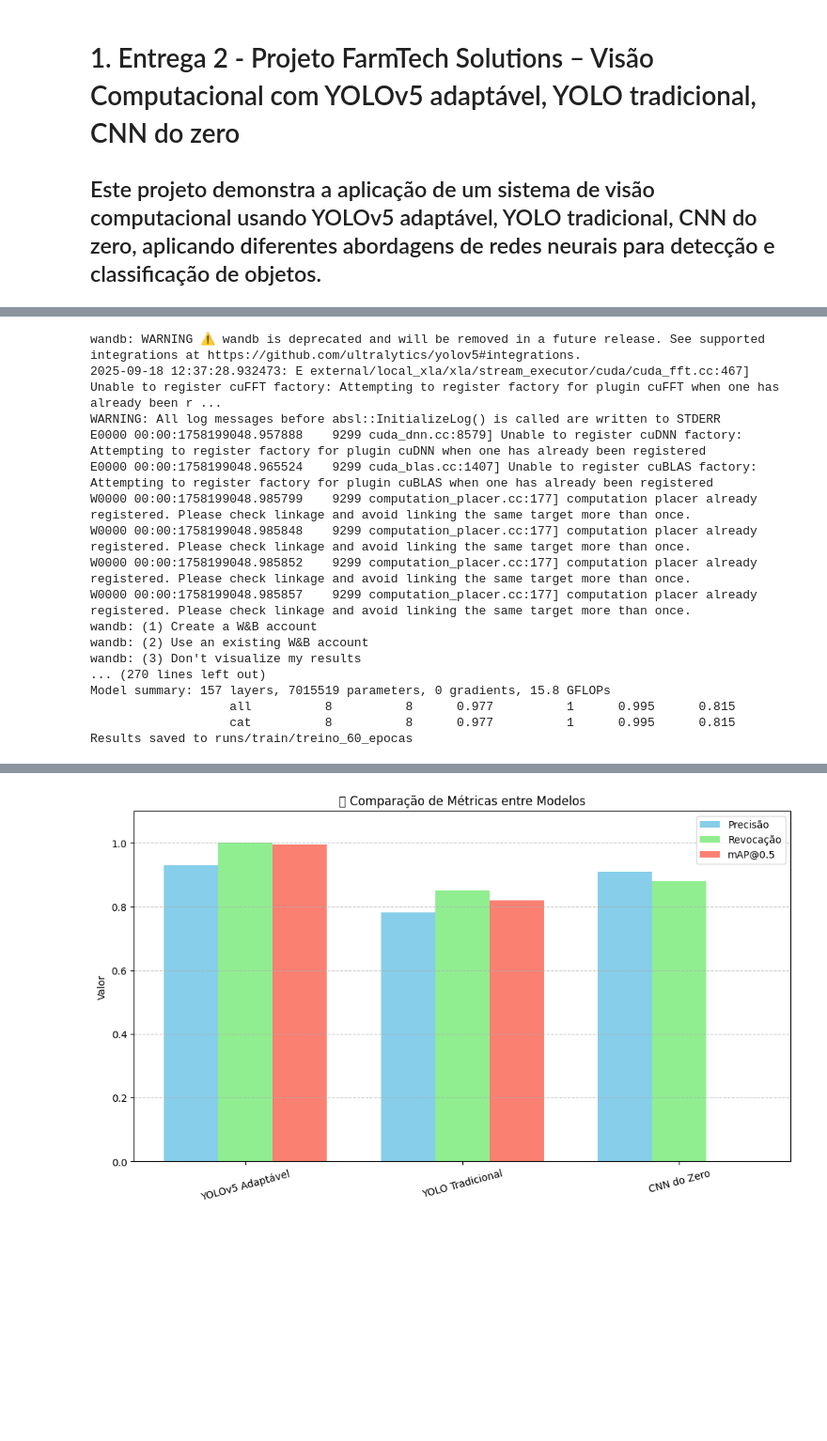
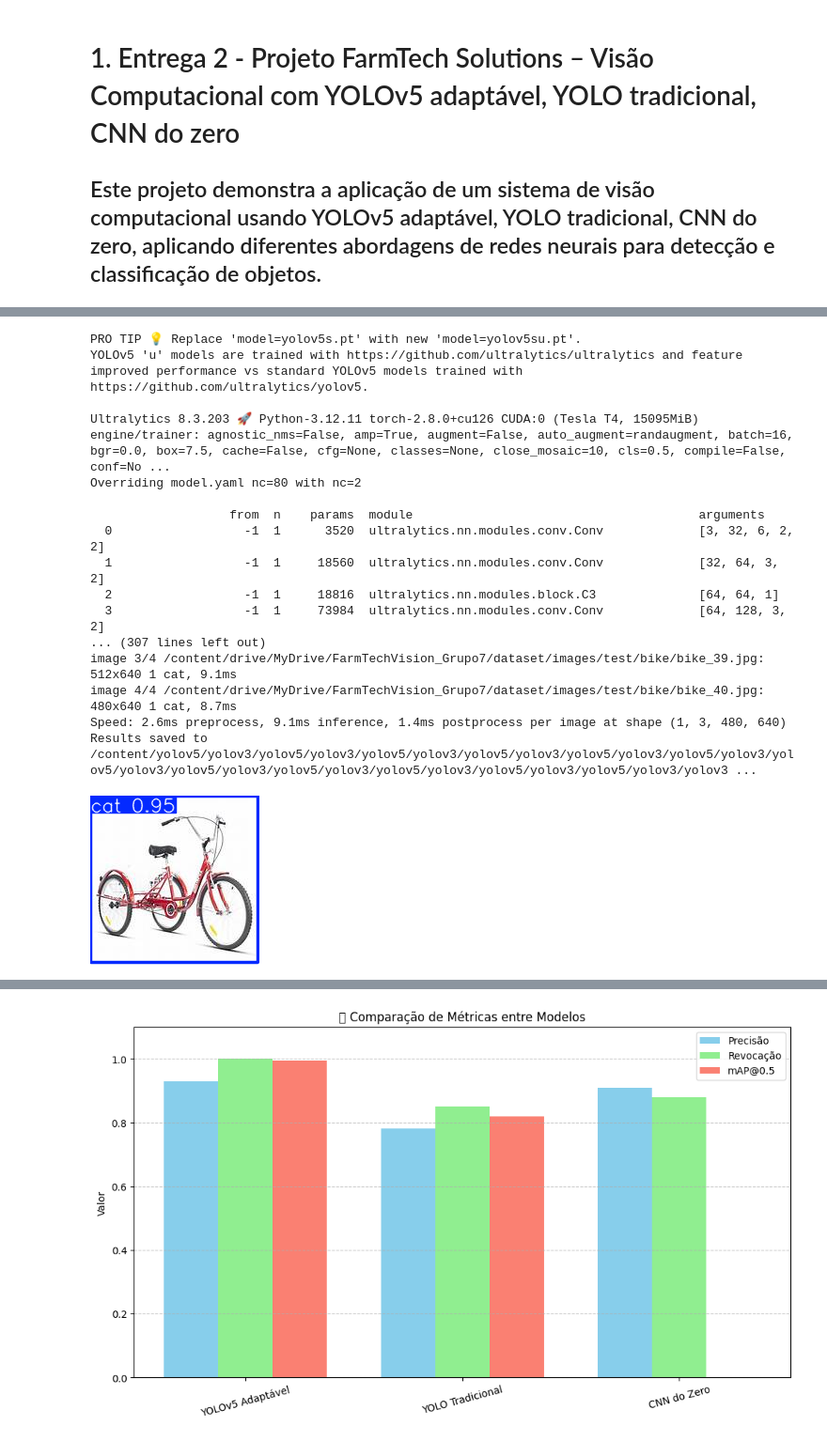
Before and after one commit to rm563003/FIAP, a Jupyter notebook: FarmTechVision_Grupo7/notebook/entrega2/entrega2_comparativo_fase6.ipynb, the cells around one changed output, grey strips where cells are left out. Shown at 94% size. Drawn from its saved outputs; the diff is of its cells as text; code cells hidden in the pictures; blank space fills up the shorter version.

```diff
--- a/FarmTechVision_Grupo7/notebook/entrega2/entrega2_comparativo_fase6.ipynb
+++ b/FarmTechVision_Grupo7/notebook/entrega2/entrega2_comparativo_fase6.ipynb
@@ -55,26 +82,34 @@ g++ -std=c++11 -std=c++11 -Iinclude/ -I3rdparty/stb/include -DOPENCV `pkg-config
 # %%
-# 3. YOLOv5 Adaptável (Entrega 1)
-# Detecção com modelo treinado por 60 épocas
+# Usar YOLO pré-treinada (sem customização)
 
-# Treinamento com 60 épocas
-!python train.py --img 640 --batch 16 --epochs 60 \
---data /content/drive/MyDrive/FarmTechVision_Grupo7/config/data.yaml \
---weights yolov5s.pt --name treino_60_epocas
+from ultralytics import YOLO
+
+# Carregar modelo padrão
+model = YOLO('yolov5s.pt')  # ou yolov5s.pt
+model.train(data='/content/drive/MyDrive/FarmTechVision_Grupo7/config/data.yaml', epochs=50, imgsz=640)
+
+
+# Rodar predições em imagens da sua base
+results = model.predict(source='/content/drive/MyDrive/FarmTechVision_Grupo7/dataset/images/test/bike', save=True)
+
+# Visualizar resultado
+results[0].show()
 # %% [output]
-wandb: WARNING ⚠️ wandb is deprecated and will be removed in a future release. See supported integrations at https://github.com/ultralytics/yolov5#integrations.
-2025-09-18 12:37:28.932473: E external/local_xla/xla/stream_executor/cuda/cuda_fft.cc:467] Unable to register cuFFT factory: Attempting to register factory for plugin cuFFT when one has already been r ...
-WARNING: All log messages before absl::InitializeLog() is called are written to STDERR
-E0000 00:00:1758199048.957888    9299 cuda_dnn.cc:8579] Unable to register cuDNN factory: Attempting to register factory for plugin cuDNN when one has already been registered
-E0000 00:00:1758199048.965524    9299 cuda_blas.cc:1407] Unable to register cuBLAS factory: Attempting to register factory for plugin cuBLAS when one has already been registered
-W0000 00:00:1758199048.985799    9299 computation_placer.cc:177] computation placer already registered. Please check linkage and avoid linking the same target more than once.
-W0000 00:00:1758199048.985848    9299 computation_placer.cc:177] computation placer already registered. Please check linkage and avoid linking the same target more than once.
-W0000 00:00:1758199048.985852    9299 computation_placer.cc:177] computation placer already registered. Please check linkage and avoid linking the same target more than once.
-W0000 00:00:1758199048.985857    9299 computation_placer.cc:177] computation placer already registered. Please check linkage and avoid linking the same target more than once.
-wandb: (1) Create a W&B account
-wandb: (2) Use an existing W&B account
-wandb: (3) Don't visualize my results
-... (270 lines left out)
-Model summary: 157 layers, 7015519 parameters, 0 gradients, 15.8 GFLOPs
-                   all          8          8      0.977          1      0.995      0.815
-                   cat          8          8      0.977          1      0.995      0.815
-Results saved to runs/train/treino_60_epocas
+PRO TIP 💡 Replace 'model=yolov5s.pt' with new 'model=yolov5su.pt'.
+YOLOv5 'u' models are trained with https://github.com/ultralytics/ultralytics and feature improved performance vs standard YOLOv5 models trained with https://github.com/ultralytics/yolov5.
+
+Ultralytics 8.3.203 🚀 Python-3.12.11 torch-2.8.0+cu126 CUDA:0 (Tesla T4, 15095MiB)
+engine/trainer: agnostic_nms=False, amp=True, augment=False, auto_augment=randaugment, batch=16, bgr=0.0, box=7.5, cache=False, cfg=None, classes=None, close_mosaic=10, cls=0.5, compile=False, conf=No ...
+Overriding model.yaml nc=80 with nc=2
+
+                   from  n    params  module                                       arguments
+  0                  -1  1      3520  ultralytics.nn.modules.conv.Conv             [3, 32, 6, 2, 2]
+  1                  -1  1     18560  ultralytics.nn.modules.conv.Conv             [32, 64, 3, 2]
+  2                  -1  1     18816  ultralytics.nn.modules.block.C3              [64, 64, 1]
+  3                  -1  1     73984  ultralytics.nn.modules.conv.Conv             [64, 128, 3, 2]
+... (307 lines left out)
+image 3/4 /content/drive/MyDrive/FarmTechVision_Grupo7/dataset/images/test/bike/bike_39.jpg: 512x640 1 cat, 9.1ms
+image 4/4 /content/drive/MyDrive/FarmTechVision_Grupo7/dataset/images/test/bike/bike_40.jpg: 480x640 1 cat, 8.7ms
+Speed: 2.6ms preprocess, 9.1ms inference, 1.4ms postprocess per image at shape (1, 3, 480, 640)
+Results saved to /content/yolov5/yolov3/yolov5/yolov3/yolov5/yolov3/yolov5/yolov3/yolov5/yolov3/yolov5/yolov3/yolov5/yolov3/yolov5/yolov3/yolov5/yolov3/yolov5/yolov3/yolov5/yolov3/yolov5/yolov3/yolov3 ...
+[figure, added]
```
Also changed, not shown: parts of 8 cells of this notebook.
